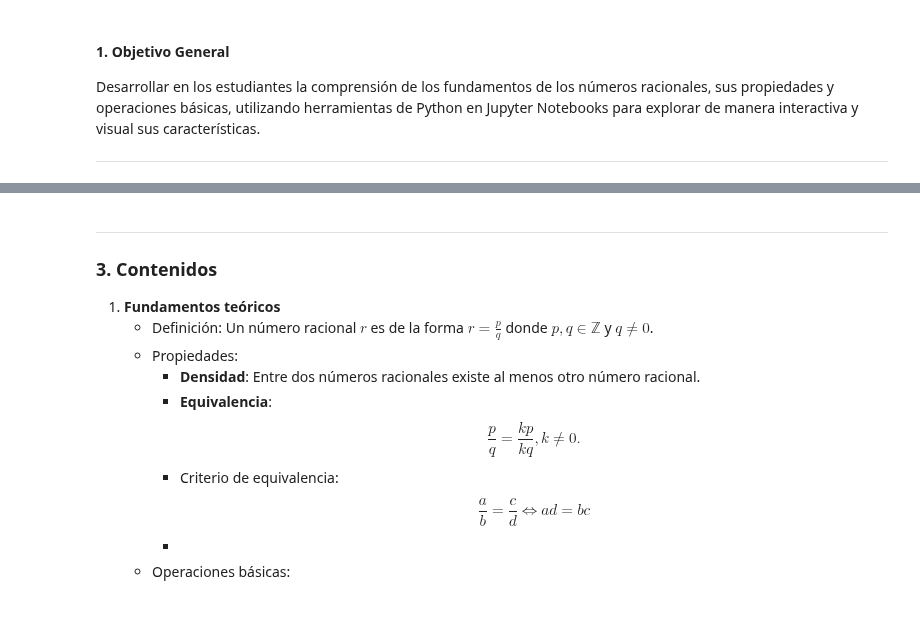
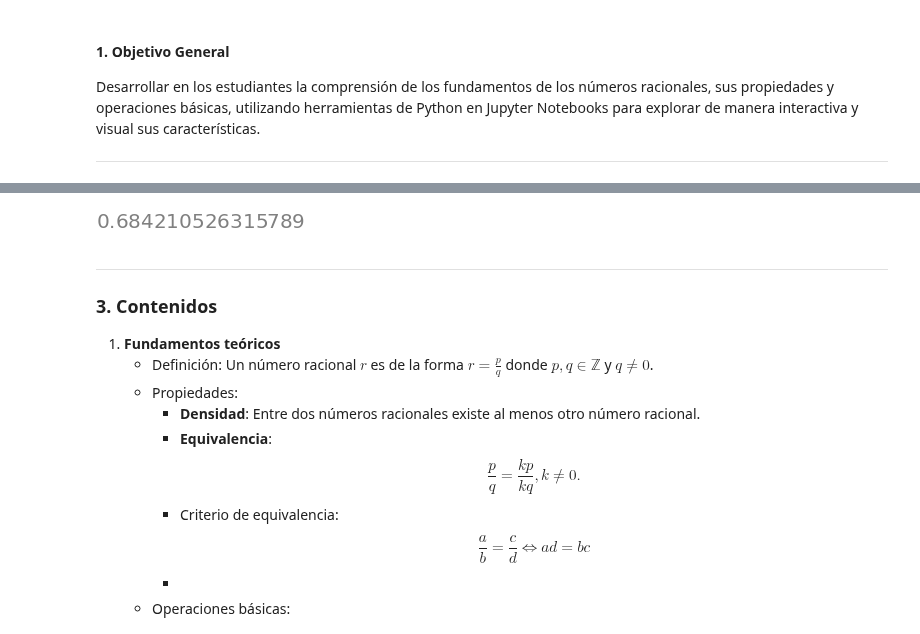
Before and after one commit to marco-canas/5_Fundamentos-de-la-aritm-tica, a Jupyter notebook: clases/5_racionales/1_fracciones/1_fracciones.ipynb, the cells around one changed output, grey strips where cells are left out. Drawn from its saved outputs; the diff is of its cells as text; code cells hidden in the pictures; blank space fills up the shorter version.

```diff
--- a/clases/5_racionales/1_fracciones/1_fracciones.ipynb
+++ b/clases/5_racionales/1_fracciones/1_fracciones.ipynb
@@ -253,5 +60,9 @@ Desarrollar en los estudiantes la comprensión de los fundamentos de los número
 # %%
 # Representación en diagrama de Venn de la clasificación de los conjuntos numéricos alcanzados hasta ahora
+
+13/19
+# %% [output]
+[figure, added]
 # %% [markdown]
 
 ---
```
Also changed, not shown: parts of 57 cells of this notebook, 1 other file.
